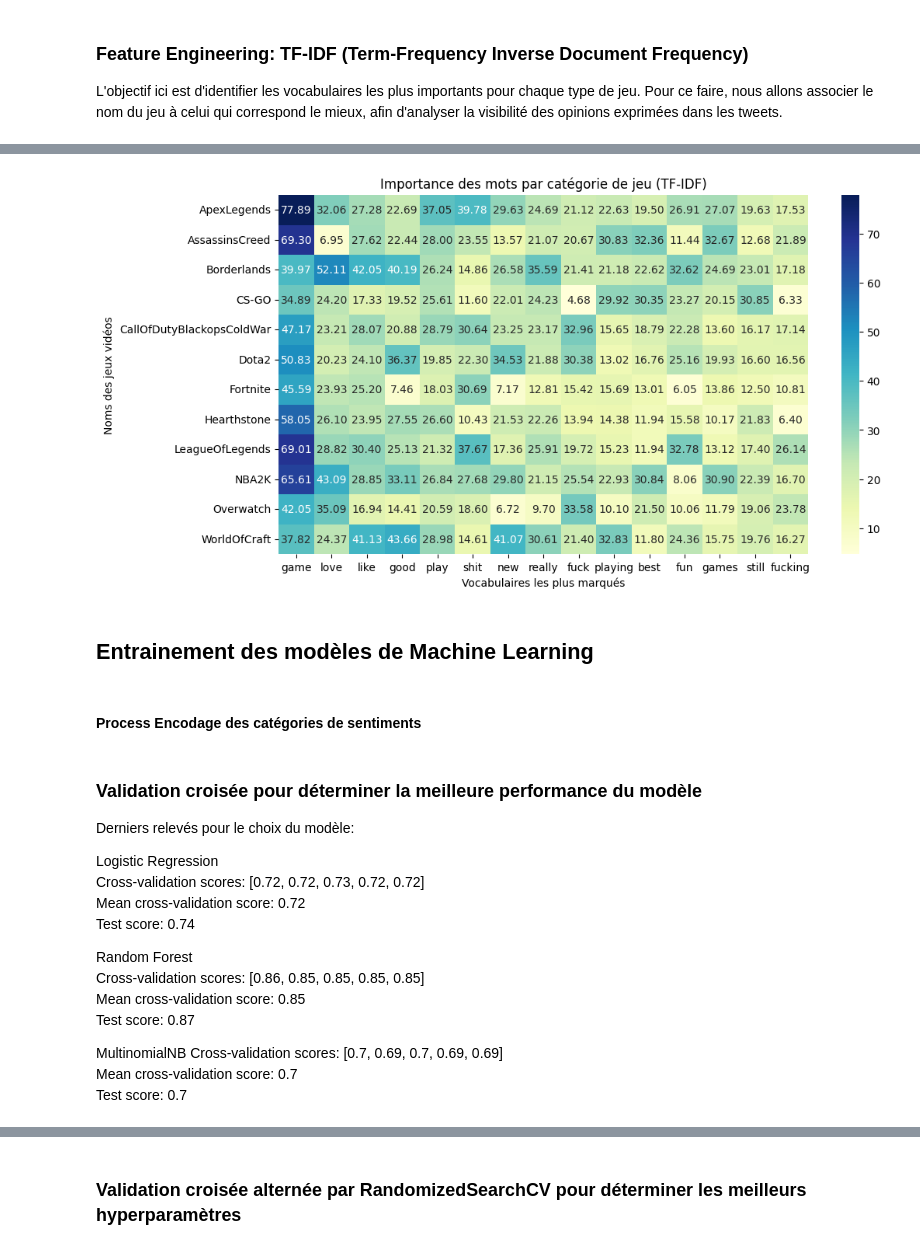
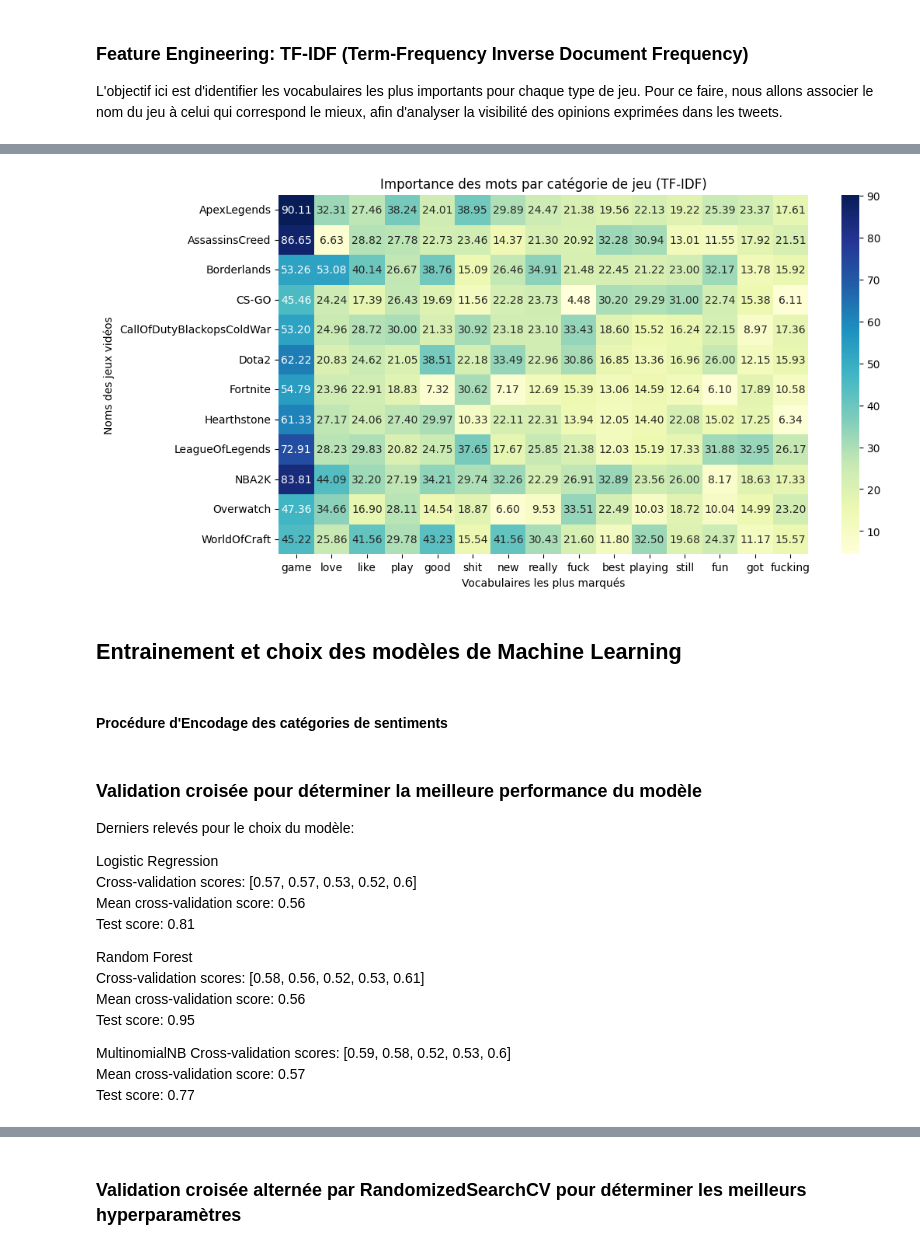
Before and after one commit to vincent-tran-94/Sentiment_Analytics_Games, a Jupyter notebook: Sentimental_tweets.ipynb, the cells around one changed output, grey strips where cells are left out. Drawn from its saved outputs; the diff is of its cells as text; code cells hidden in the pictures.

```diff
--- a/Sentimental_tweets.ipynb
+++ b/Sentimental_tweets.ipynb
@@ -291,6 +412,10 @@ def remove_emoji():
                             "]+", flags = re.UNICODE)
   return regex_pattern
 
+def lematize(text):
+  lemmatizer = WordNetLemmatizer()
+  return " ".join([lemmatizer.lemmatize(word) for word in text.split()])
+
 
 def clean_text(text):
 
@@ -312,6 +437,8 @@ def clean_text(text):
     text = re.sub(r'\s+',' ', text) #Remove new line characters
     text = re.sub(r'[^\w\s]+',' ',text) #Remove ponctuation et apostrophes
     text = re.sub(remove_emoji(),'',text)  #Remove les emojis
+    text = lematize(text) #Lemmatization
+
 
     """
     Puis on souhaitera de transformer les mots courants vers des mots plus expressives en anglais
@@ -349,6 +476,7 @@ def clean_text(text):
     return filtered_text
 
 df['tweet_clean'] = df['Tweet'].apply(clean_text)
+df_val['tweet_clean'] = df_val['Tweet'].apply(clean_text)
 # %%
 df.head()
 # %% [output]
@@ -375,3 +502,22 @@ X = vectorizer.fit_transform(df['tweet_clean'])
+# %%
+X_train = df['tweet_clean']
+y_train = df['sentiment_category']
+
+X_val = df_val['tweet_clean']
+y_val = df_val['sentiment_category']
+
+words_to_remove = ['dead','com','wa','pic','get','unk','ti','red','redemption','borderland','ame','one','gta','creed','assassin','go',
+                   'look','tv','ha','call','duty','twitter']
+
+vectorizer = TfidfVectorizer(
+    max_features = 2000,
+    stop_words=words_to_remove,
+    max_df=0.8,
+    min_df=5
+)
+
+X_train_vec = vectorizer.fit_transform(X_train)
+X_val_vec = vectorizer.transform(X_val)
 # %%
 print("Vocab size: ", len(vectorizer.vocabulary_))
 print("Vocab", vectorizer.vocabulary_)
@@ -381,30 +531,30 @@ Vocab {'getting': np.int64(735), 'murder': np.int64(1154), 'coming': np.int64(33
 # %%
-tfidf_matrix = pd.DataFrame(X.toarray(), columns=vectorizer.get_feature_names_out())
+tfidf_matrix = pd.DataFrame(X_train_vec.toarray(), columns=vectorizer.get_feature_names_out())
 
 # Ajouter la colonne `game_category` au TF-IDF matrix
 tfidf_matrix['game_category'] = df['game_category']
 
 # Étape 2 : Agrégation par jeu
 tfidf_grouped = tfidf_matrix.groupby('game_category').sum()
 
 # Étape 3 : Sélection des mots les plus importants (optionnel)
 top_words = tfidf_grouped.sum(axis=0).sort_values(ascending=False).head(15).index
 tfidf_grouped_top = tfidf_grouped[top_words]
 
 # Étape 4 : Création de la heatmap
 plt.figure(figsize=(11, 6))
 sns.heatmap(tfidf_grouped_top, cmap="YlGnBu", annot=True, fmt=".2f")
 plt.title("Importance des mots par catégorie de jeu (TF-IDF)")
 plt.xlabel("Vocabulaires les plus marqués")
 plt.savefig("Best_Vocabulary_sentimental_by_game.png")
 plt.ylabel("Noms des jeux vidéos")
 plt.show()
 # %% [output]
-[figure, old version]
+[figure, new version]
 # %% [markdown]
-## Entrainement des modèles de Machine Learning
+## Entrainement et choix des modèles de Machine Learning
 # %% [markdown]
-#### Process Encodage des catégories de sentiments
+#### Procédure d'Encodage des catégories de sentiments
 # %%
 # Encodage des catégories
 sentiments = LabelEncoder()
@@ -418,19 +565,19 @@ X_train, X_test, y_train, y_test = train_test_split(X, y, test_size=0.3, random_
 Derniers relevés pour le choix du modèle:
 
 Logistic Regression <br>
-Cross-validation scores: [0.72, 0.72, 0.73, 0.72, 0.72] <br>
-Mean cross-validation score: 0.72 <br>
-Test score: 0.74 <br>
+Cross-validation scores: [0.57, 0.57, 0.53, 0.52, 0.6] <br>
+Mean cross-validation score: 0.56 <br>
+Test score: 0.81 <br>
 
 Random Forest <br>
-Cross-validation scores: [0.86, 0.85, 0.85, 0.85, 0.85] <br>
-Mean cross-validation score: 0.85  <br>
-Test score: 0.87 <br>
+Cross-validation scores: [0.58, 0.56, 0.52, 0.53, 0.61] <br>
+Mean cross-validation score: 0.56  <br>
+Test score: 0.95 <br>
 
 MultinomialNB
-Cross-validation scores: [0.7, 0.69, 0.7, 0.69, 0.69] <br>
-Mean cross-validation score: 0.7 <br>
-Test score: 0.7 <br>
+Cross-validation scores: [0.59, 0.58, 0.52, 0.53, 0.6] <br>
+Mean cross-validation score: 0.57 <br>
+Test score: 0.77 <br>
 # %%
 # Initialize classifiers
 classifiers = {
```
Also changed, not shown: parts of 50 cells of this notebook, 1 other file.
